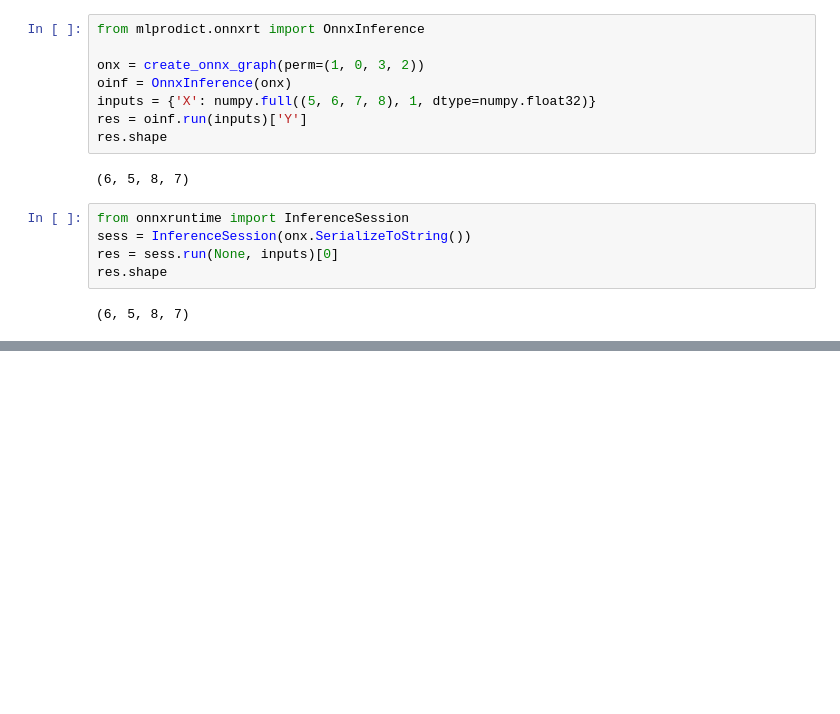
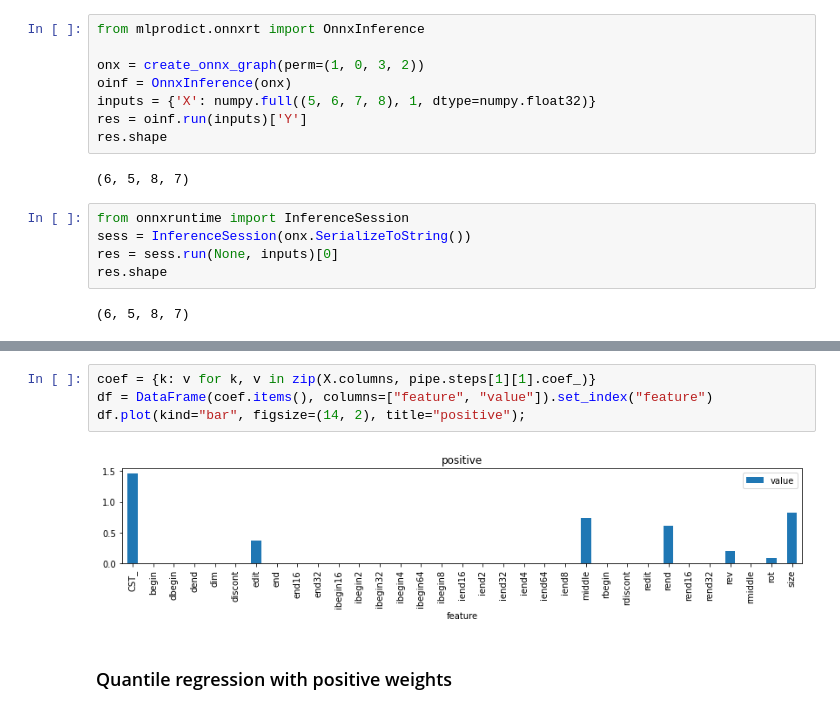
Before and after one commit to sdpython/mlprodict, a Jupyter notebook: _doc/notebooks/onnx_operator_cost.ipynb, the cells around one changed output, grey strips where cells are left out. Drawn from its saved outputs; the diff is of its cells as text; blank space fills up the shorter version.

```diff
--- a/_doc/notebooks/onnx_operator_cost.ipynb
+++ b/_doc/notebooks/onnx_operator_cost.ipynb
@@ -107,0 +715,8 @@ df
+# %%
+coef = {k: v for k, v in zip(X.columns, pipe.steps[1][1].coef_)}
+df = DataFrame(coef.items(), columns=["feature", "value"]).set_index("feature")
+df.plot(kind="bar", figsize=(14, 2), title="positive");
+# %% [output]
+[figure, added]
+# %% [markdown]
+### Quantile regression with positive weights
```
Also changed, not shown: parts of 60 cells of this notebook, 7 other files.
